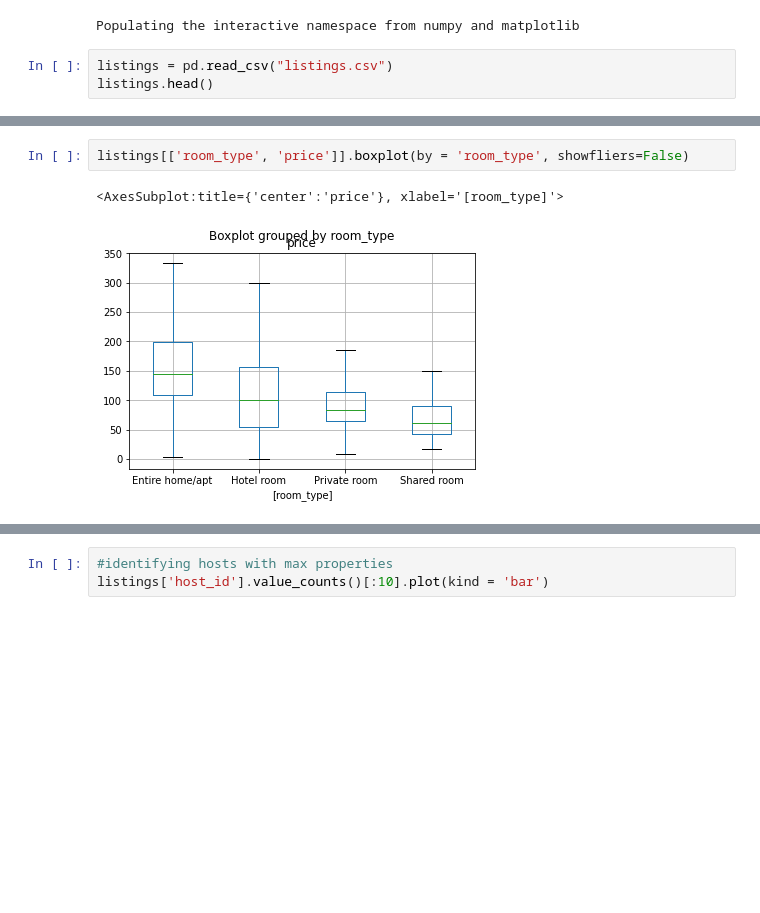
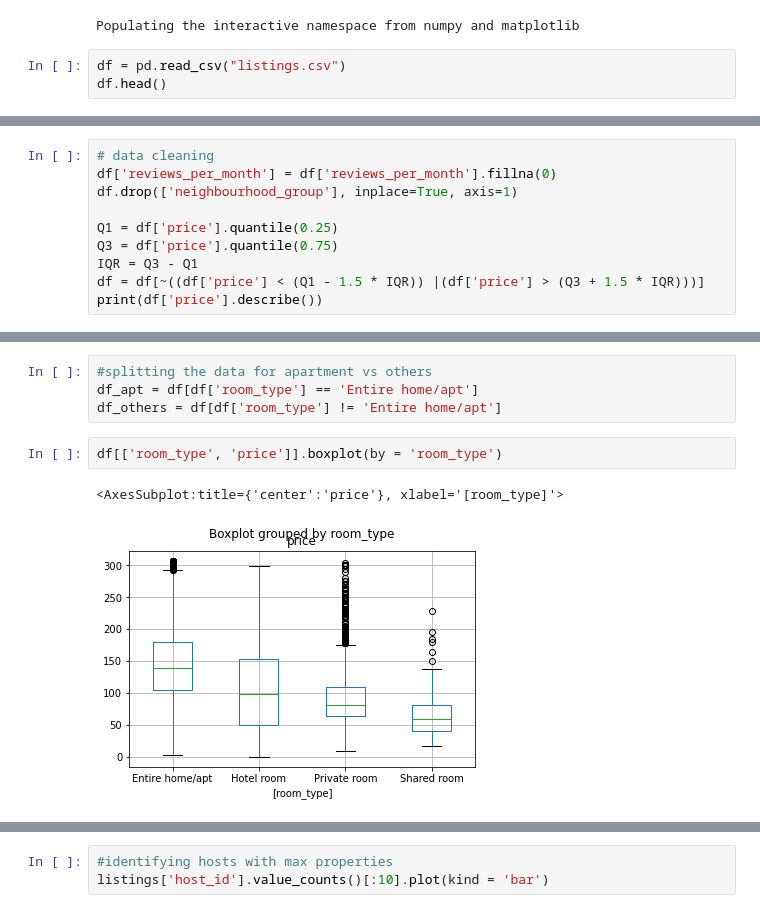
Before and after one commit to averyshepherd/MISs381N-finalproject, a Jupyter notebook: exploratory - vishu.ipynb, the cells around one changed output, grey strips where cells are left out. Cells and saved outputs as stored; diff of their text form; blank space fills up the shorter version.

```diff
--- a/exploratory - vishu.ipynb
+++ b/exploratory - vishu.ipynb
@@ -8,8 +8,8 @@ from patsy import dmatrices
 # %% [output]
 Populating the interactive namespace from numpy and matplotlib
 # %%
-listings = pd.read_csv("listings.csv")
-listings.head()
+df = pd.read_csv("listings.csv")
+df.head()
 # %% [output]
 |  | id | name | host_id | host_name | neighbourhood_group | neighbourhood | latitude | longitude | ... |
 | 0 | 2818 | Quiet Garden View Room & Super Fa... | 3159 | Daniel | NaN | Oostelijk Havengebied - Indische ... | 52.36435 | 4.94358 | ... |
@@ -60,0 +32,10 @@ plt.scatter(pricings.index, pricings)
+# %%
+# data cleaning
+df['reviews_per_month'] = df['reviews_per_month'].fillna(0)
+df.drop(['neighbourhood_group'], inplace=True, axis=1)
+
+Q1 = df['price'].quantile(0.25)
+Q3 = df['price'].quantile(0.75)
+IQR = Q3 - Q1
+df = df[~((df['price'] < (Q1 - 1.5 * IQR)) |(df['price'] > (Q3 + 1.5 * IQR)))]
+print(df['price'].describe())
@@ -61,5 +52,9 @@ plt.scatter(pricings.index, pricings)
+# %%
+#splitting the data for apartment vs others
+df_apt = df[df['room_type'] == 'Entire home/apt']
+df_others = df[df['room_type'] != 'Entire home/apt']
 # %%
-listings[['room_type', 'price']].boxplot(by = 'room_type', showfliers=False)
+df[['room_type', 'price']].boxplot(by = 'room_type')
 # %% [output]
 <AxesSubplot:title={'center':'price'}, xlabel='[room_type]'>
-[figure, old version]
+[figure, new version]
```
Also changed, not shown: parts of 11 cells of this notebook.
